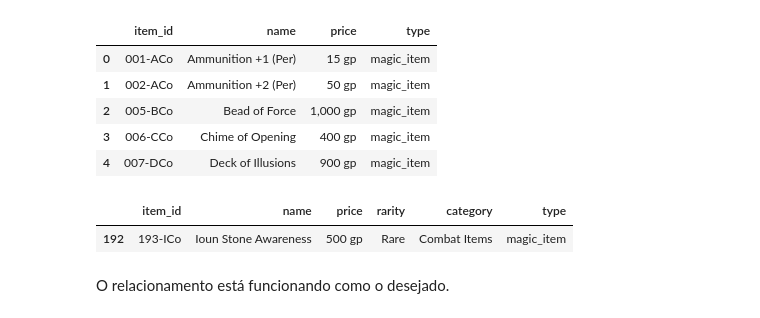
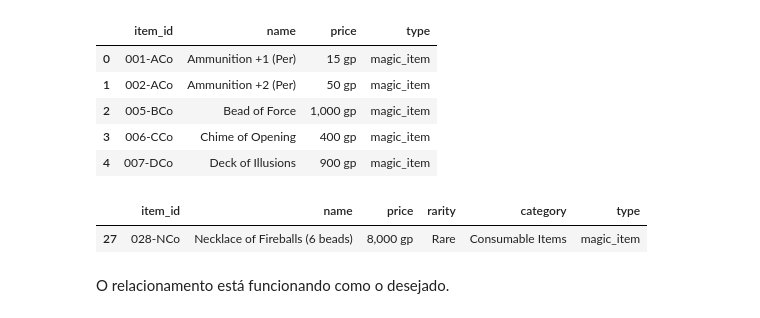
Before and after one commit to PatrickLeal/projeto_baldursgate_vendor_sales, a Jupyter notebook: database_creation.ipynb, the cells around one changed output. Drawn from its saved outputs; the diff is of its cells as text; code cells hidden in the pictures.

```diff
--- a/database_creation.ipynb
+++ b/database_creation.ipynb
@@ -201,11 +202,11 @@ product.head()
 | 4 | 007-DCo | Deck of Illusions | 900 gp | magic_item |
 # %%
 # testando o relacionamento das tabelas
-ammunition_itemID =  random.choices(product['item_id'].loc[product['type'] == 'magic_item'])
-magic_items_filtered.query('item_id == @ammunition_itemID')
+MI_itemID =  random.choices(product['item_id'].loc[product['type'] == 'magic_item'])
+magic_items_filtered.query('item_id == @MI_itemID')
 # %% [output]
 |  | item_id | name | price | rarity | category | type |
-| 192 | 193-ICo | Ioun Stone Awareness | 500 gp | Rare | Combat Items | magic_item |
+| 27 | 028-NCo | Necklace of Fireballs (6 beads) | 8,000 gp | Rare | Consumable Items | magic_item |
 # %% [markdown]
 O relacionamento está funcionando como o desejado.
 # %% [markdown]
```
Also changed, not shown: parts of 27 cells of this notebook, 1 other file.
